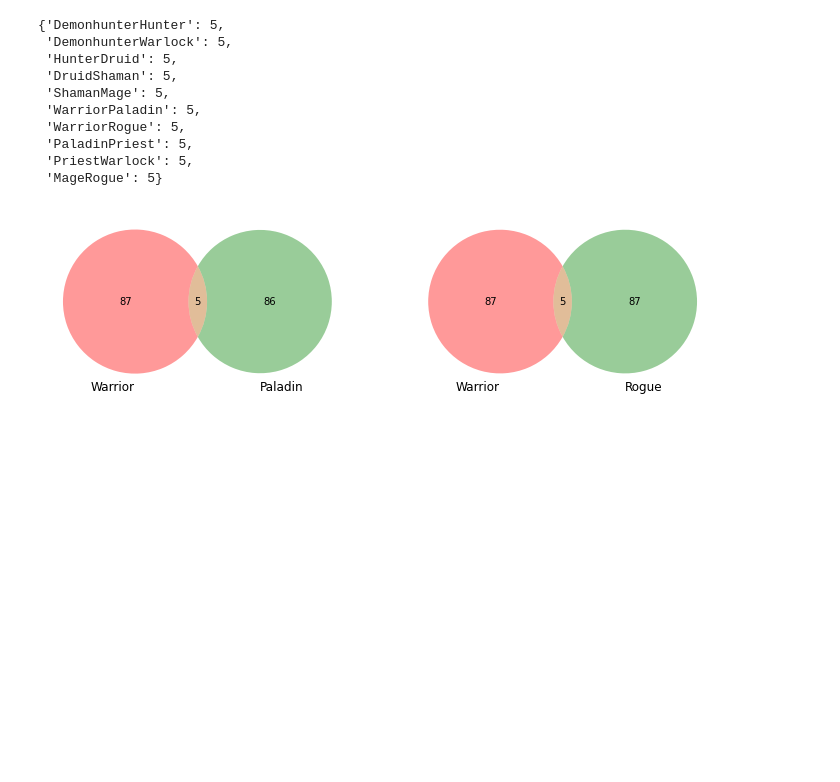
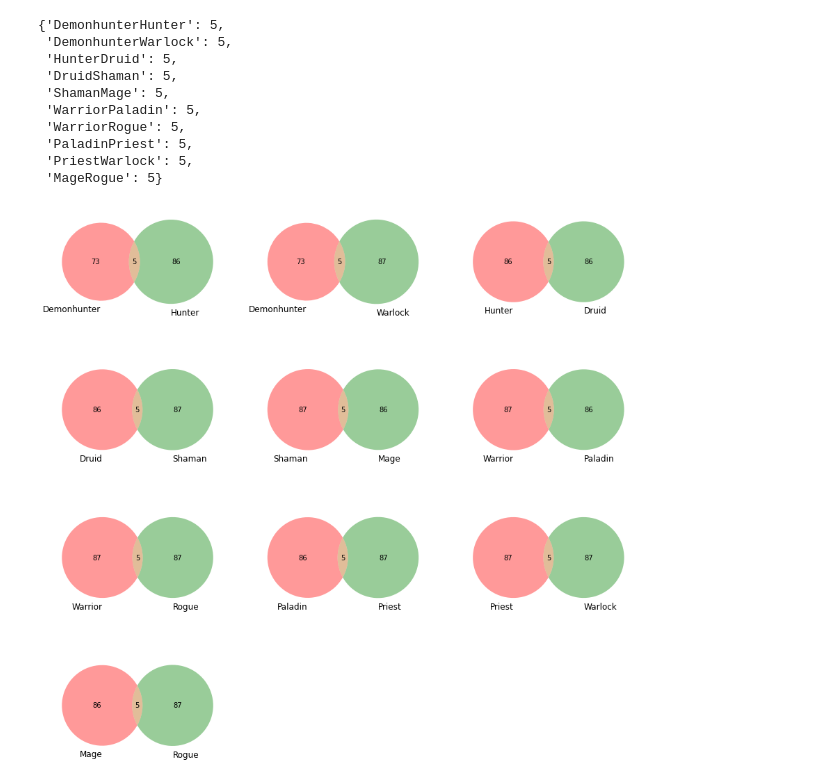
Before and after one commit to SamuelD-Data/hearthstone_project, a Jupyter notebook: hearthstone_project_notebook.ipynb, the cells around one changed output. Cells and saved outputs as stored; diff of their text form; code cells hidden in the pictures; blank space fills up the shorter version.

Commit message:
created first iteration of ven diagram subplots

```diff
--- a/hearthstone_project_notebook.ipynb
+++ b/hearthstone_project_notebook.ipynb
@@ -1245,7 +1232,8 @@ warrog = df[(df.name_prime_hero_class == 'warrior') & (df.name_second_hero_class
 # %%
 venn_dict_monoclasses = {}
 for x in classes.name:
-    venn_dict_monoclasses[x + "_cards"] = df[(df["is_" + x] == 1) & (df.is_multiclass == 0)].shape[0]
+    if x != 'neutral':
+        venn_dict_monoclasses[x.title() + "_cards"] = df[(df["is_" + x] == 1) & (df.is_multiclass == 0)].shape[0]
 
 venn_dict_monoclasses
 # %% [output]
@@ -1291,14 +1278,14 @@ venn_dict_multiclasses
  'PaladinPriest': 5,
  'PriestWarlock': 5,
  'MageRogue': 5}
-# %%
-row_count = 1
-col_count = 2
-
-plt.subplot(row_count, col_count, 1)
-warpalven = venn2(subsets = (warrior_cards, paladin_cards, warpal), set_labels = ('Warrior', 'Paladin'))
-
-plt.subplot(row_count, col_count, 2)
-warrog = venn2(subsets = (warrior_cards, rogue_cards, warrog), set_labels = ('Warrior', 'Rogue'))
-# %% [output]
-[figure, removed]
+# %%
+row_count = 4
+col_count = 3
+plt.figure(figsize=(15,15))
+subplot_counter = 0
+for x in multiclass_pairs:
+    subplot_counter += 1
+    plt.subplot(row_count, col_count, subplot_counter)
+    venn2(subsets = (venn_dict_monoclasses[x[0] + '_cards'], venn_dict_monoclasses[x[1] + '_cards'], venn_dict_multiclasses[x[0]+x[1]]), set_labels = (x[0], x[1]))
+# %% [output]
+[figure, added]
```
Also changed, not shown: parts of 4 cells of this notebook.
